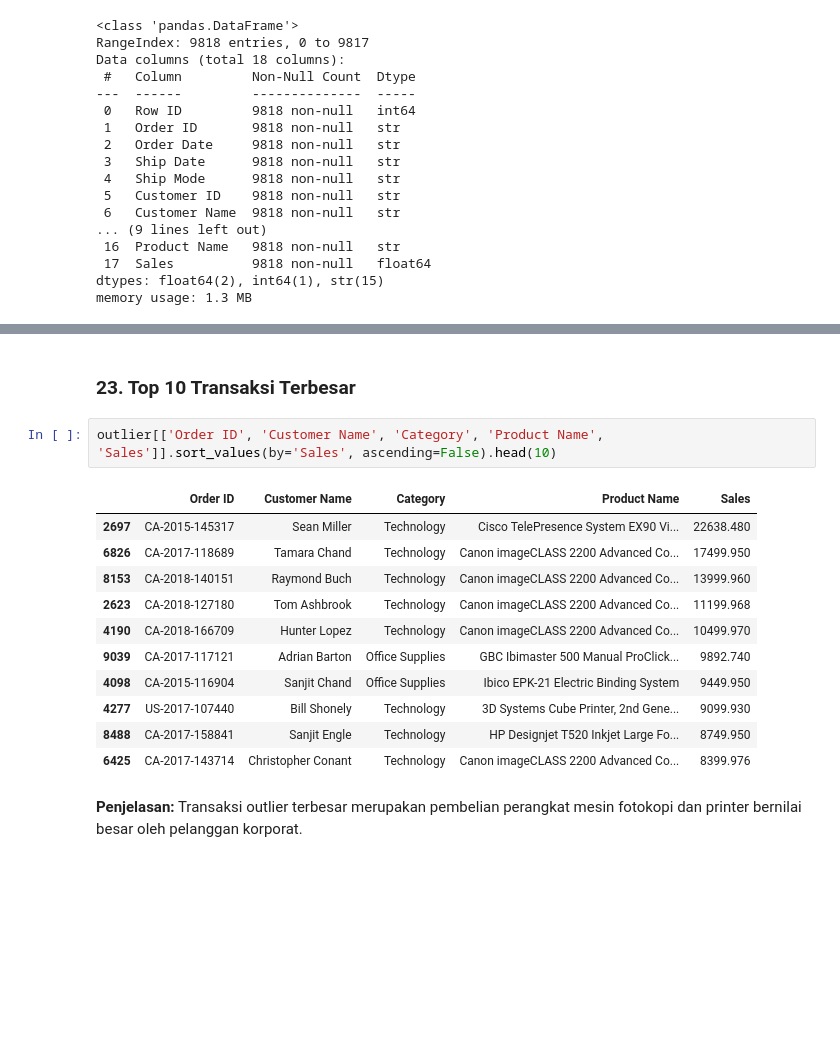
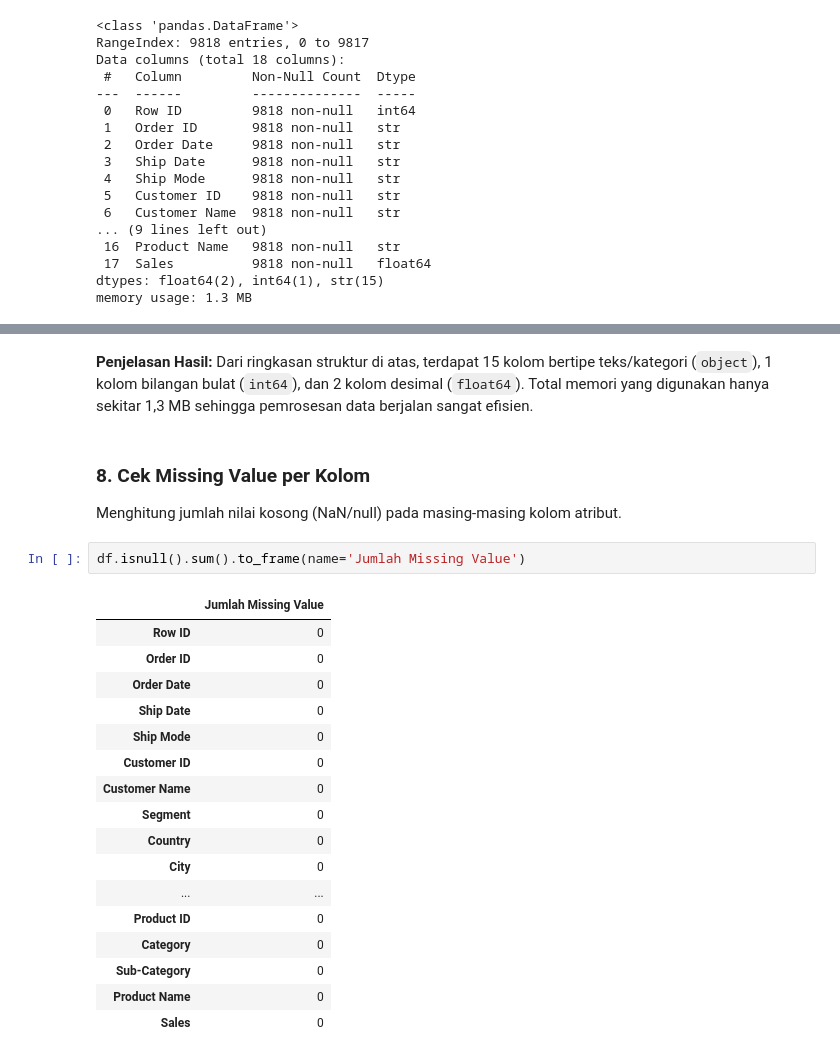
Before and after one commit to Firdaus1802/data-preprocessing, a Jupyter notebook: 04_Superstore_Sales/superstore_sales_preprocessing.ipynb, the cells around one changed output, grey strips where cells are left out. Cells and saved outputs as stored; diff of their text form; blank space fills up the shorter version.

```diff
--- a/04_Superstore_Sales/superstore_sales_preprocessing.ipynb
+++ b/04_Superstore_Sales/superstore_sales_preprocessing.ipynb
@@ -281,18 +114,26 @@ Persentase Outlier: 11.70%
-# %% [markdown]
-### 23. Top 10 Transaksi Terbesar
-# %%
-outlier[['Order ID', 'Customer Name', 'Category', 'Product Name', 'Sales']].sort_values(by='Sales', ascending=False).head(10)
-# %% [output]
-|  | Order ID | Customer Name | Category | Product Name | Sales |
-| 2697 | CA-2015-145317 | Sean Miller | Technology | Cisco TelePresence System EX90 Vi... | 22638.480 |
-| 6826 | CA-2017-118689 | Tamara Chand | Technology | Canon imageCLASS 2200 Advanced Co... | 17499.950 |
-| 8153 | CA-2018-140151 | Raymond Buch | Technology | Canon imageCLASS 2200 Advanced Co... | 13999.960 |
-| 2623 | CA-2018-127180 | Tom Ashbrook | Technology | Canon imageCLASS 2200 Advanced Co... | 11199.968 |
-| 4190 | CA-2018-166709 | Hunter Lopez | Technology | Canon imageCLASS 2200 Advanced Co... | 10499.970 |
-| 9039 | CA-2017-117121 | Adrian Barton | Office Supplies | GBC Ibimaster 500 Manual ProClick... | 9892.740 |
-| 4098 | CA-2015-116904 | Sanjit Chand | Office Supplies | Ibico EPK-21 Electric Binding System | 9449.950 |
-| 4277 | US-2017-107440 | Bill Shonely | Technology | 3D Systems Cube Printer, 2nd Gene... | 9099.930 |
-| 8488 | CA-2017-158841 | Sanjit Engle | Technology | HP Designjet T520 Inkjet Large Fo... | 8749.950 |
-| 6425 | CA-2017-143714 | Christopher Conant | Technology | Canon imageCLASS 2200 Advanced Co... | 8399.976 |
-# %% [markdown]
-**Penjelasan:** Transaksi outlier terbesar merupakan pembelian perangkat mesin fotokopi dan printer bernilai besar oleh pelanggan korporat.
+# %% [markdown]
+**Penjelasan Hasil:**
+Dari ringkasan struktur di atas, terdapat 15 kolom bertipe teks/kategori (`object`), 1 kolom bilangan bulat (`int64`), dan 2 kolom desimal (`float64`). Total memori yang digunakan hanya sekitar 1,3 MB sehingga pemrosesan data berjalan sangat efisien.
+# %% [markdown]
+### 8. Cek Missing Value per Kolom
+Menghitung jumlah nilai kosong (NaN/null) pada masing-masing kolom atribut.
+# %%
+df.isnull().sum().to_frame(name='Jumlah Missing Value')
+# %% [output]
+|  | Jumlah Missing Value |
+| Row ID | 0 |
+| Order ID | 0 |
+| Order Date | 0 |
+| Ship Date | 0 |
+| Ship Mode | 0 |
+| Customer ID | 0 |
+| Customer Name | 0 |
+| Segment | 0 |
+| Country | 0 |
+| City | 0 |
+| ... | ... |
+| Product ID | 0 |
+| Category | 0 |
+| Sub-Category | 0 |
+| Product Name | 0 |
+| Sales | 0 |
```
Also changed, not shown: parts of 118 cells of this notebook.
